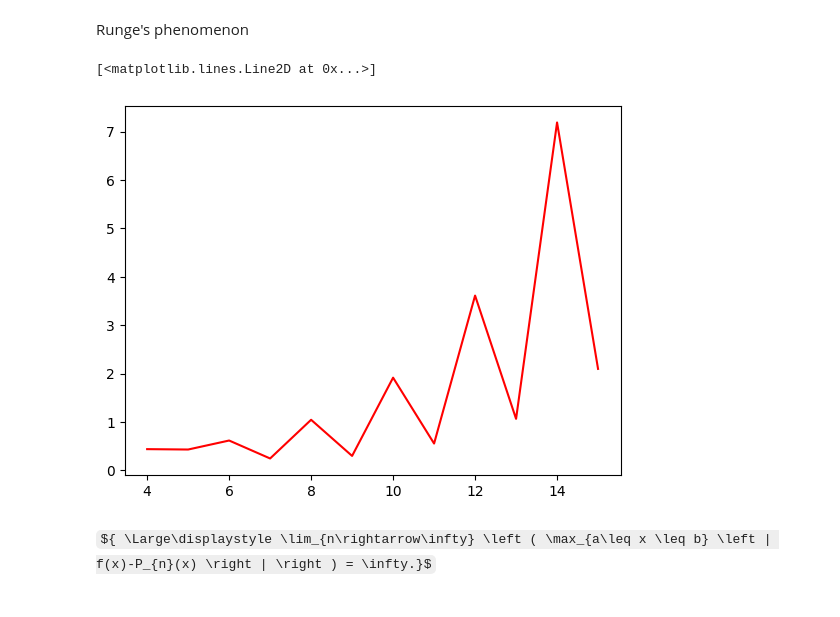
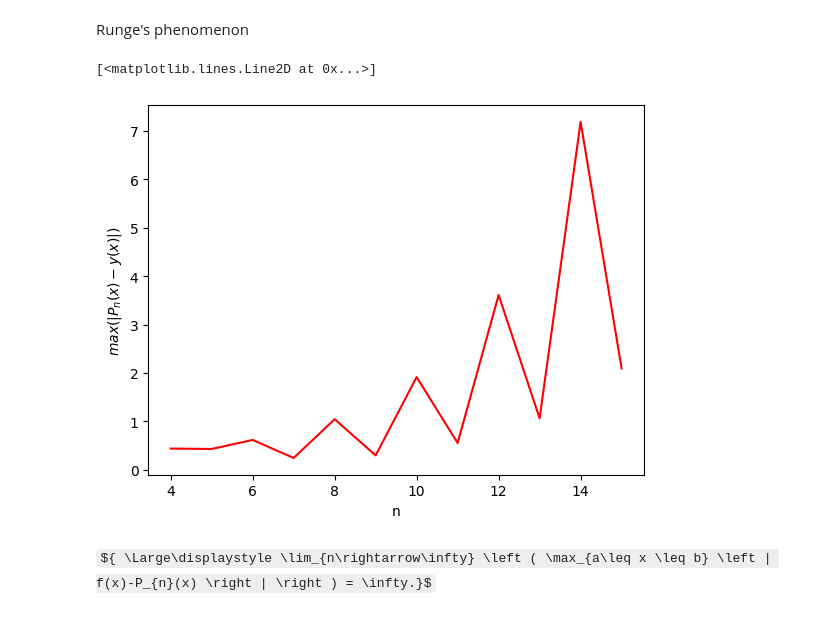
Before and after one commit to CuSynth/computational-physics, a Jupyter notebook: #5 Polynomial/solution.ipynb, the cells around one changed output. Cells and saved outputs as stored; diff of their text form; code cells hidden in the pictures; some formulas as TeX source.

```diff
--- a/#5 Polynomial/solution.ipynb
+++ b/#5 Polynomial/solution.ipynb
@@ -44,15 +44,14 @@ a = -5
 b = 5
 M = 100
 x = np.linspace(a, b, M)
-
+y = get_y(x)
 for n in N:
     k = np.arange(n+1)
-    xk = get_x(k, n)
-    yk = get_y(xk)
-    points_x += [xk]
-    points_y += [yk]
-    P_n += [[Horner(n, t, xk, yk) for t in x]]
-    sub_n += [P_n[-1] - get_y(x)]
+    points_x += [get_x(np.arange(n+1), n)]
+    points_y += [get_y(points_x[-1])]
+
+    P_n += [[Horner(n, t, points_x[-1], points_y[-1]) for t in x]]
+    sub_n += [P_n[-1] - y]
 # %%
 plt.figure(figsize=(15,10))
 
@@ -90,10 +91,12 @@ plt.show()
 # %% [markdown]
 Runge's phenomenon
 # %%
-plt.plot(N, [np.max(abs(sub_n[n - 4])) for n in N], 'r-')
+plt.xlabel('n')
+plt.ylabel(r'$max(\left|P_n(x)-y(x)\right|)$')
+plt.plot(N, [np.max(abs(sub_n[i])) for i in range(len(N))], 'r-')
 # %% [output]
 [<matplotlib.lines.Line2D at 0x...>]
-[figure, old version]
+[figure, new version]
 # %% [markdown]
  ${ \Large\displaystyle \lim_{n\rightarrow\infty} \left ( \max_{a\leq x \leq b} \left | f(x)-P_{n}(x) \right | \right ) = \infty.}$
 # %% [markdown]
```
Also changed, not shown: parts of 2 cells of this notebook.
